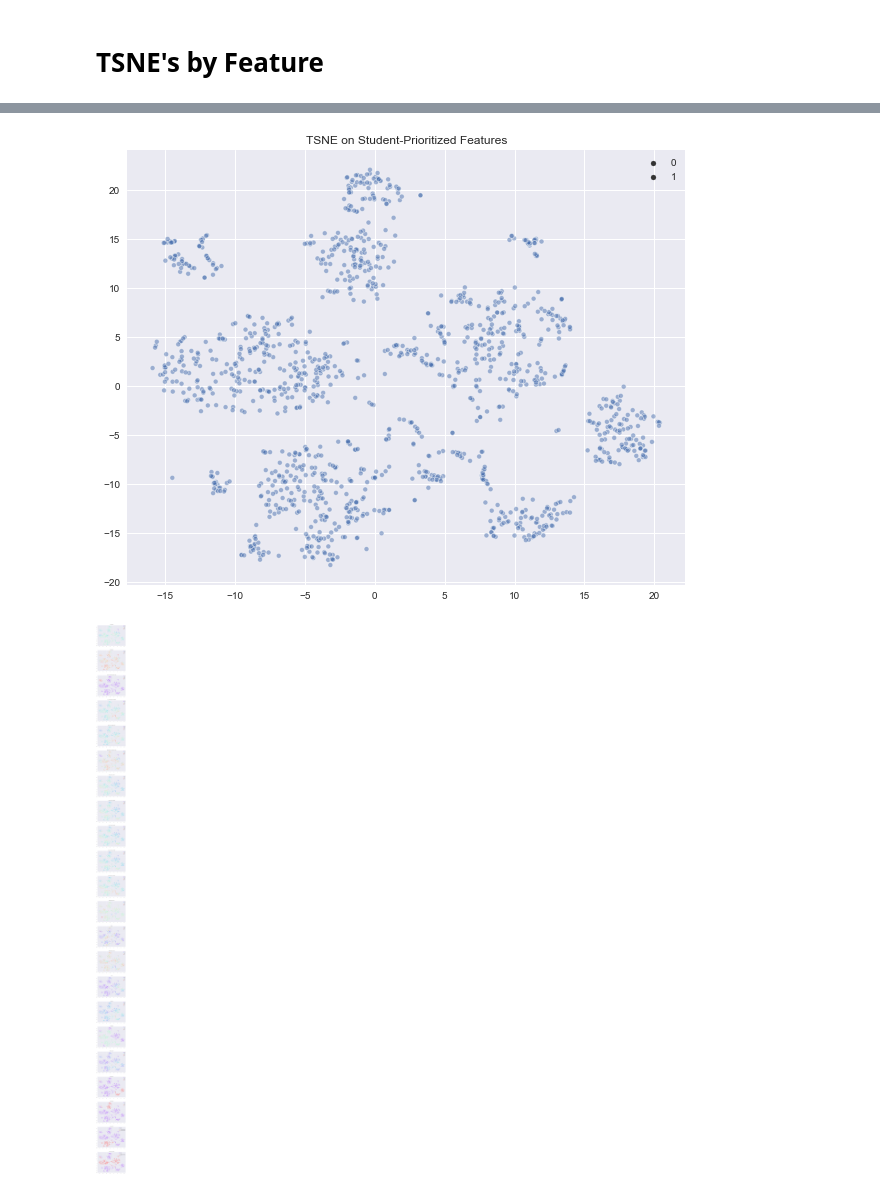
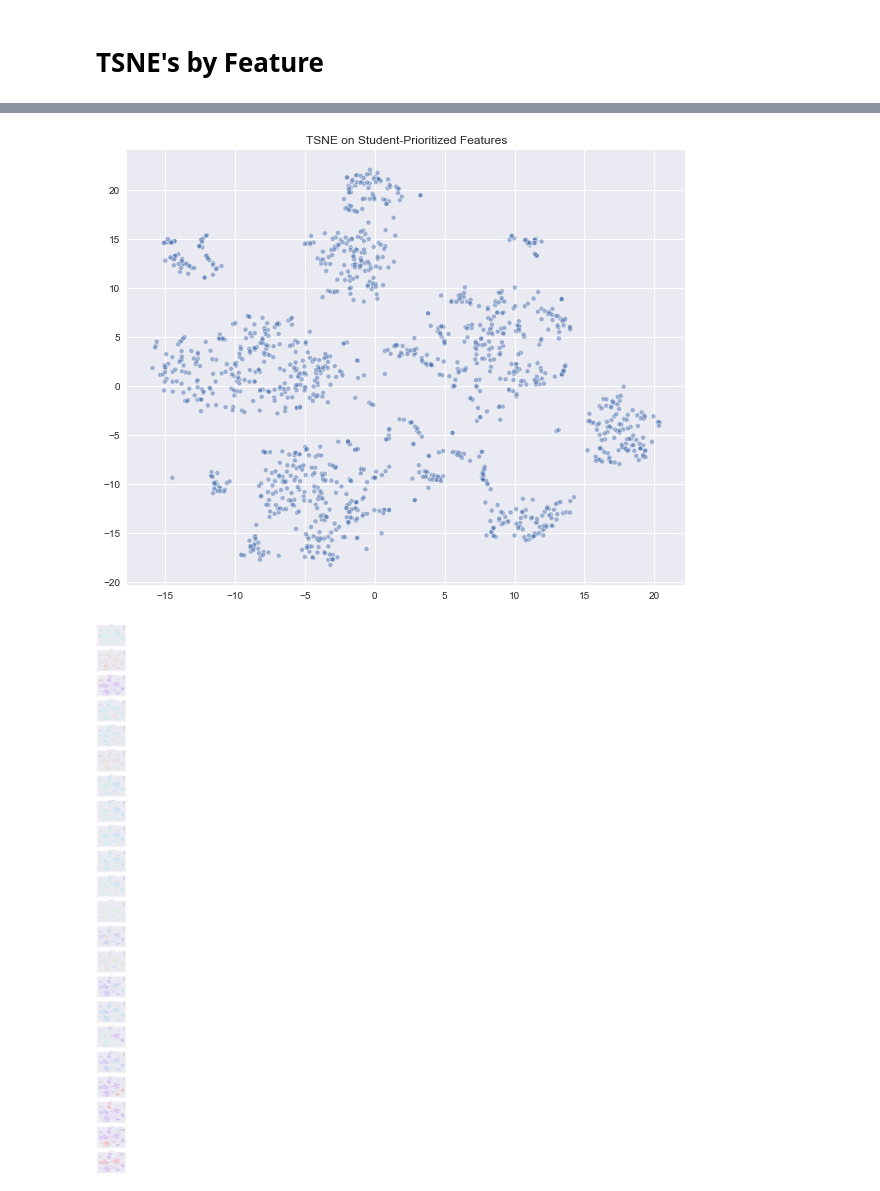
Before and after one commit to mayamadhavan/projects, a Jupyter notebook: project_kojak/2_recommender/cluster_specific_features.ipynb, the cells around one changed output, grey strips where cells are left out. Saved outputs shown, nothing was run; the diff lists cells and outputs as text; code cells hidden in the pictures.

```diff
--- a/project_kojak/2_recommender/cluster_specific_features.ipynb
+++ b/project_kojak/2_recommender/cluster_specific_features.ipynb
@@ -81,10 +81,10 @@ tsne_data=tsne.fit_transform(df_std)
 [t-SNE] Error after 300 iterations: 0.958952
 # %%
 plt.rcParams.update({'figure.figsize': (10, 8)})
-sns.scatterplot(tsne_data[:, 0], tsne_data[:, 1], size = 1, alpha = 0.5, palette='rainbow')
+sns.scatterplot(tsne_data[:, 0], tsne_data[:, 1], size = 1, alpha = 0.5, palette='rainbow', legend=False)
 plt.title('TSNE on Student-Prioritized Features');
 # %% [output]
-[figure, old version]
+[figure, new version]
 # %%
 plt.rcParams.update({'figure.figsize': (10, 200)})
 for i in range(len(df.columns)):
```
Also changed, not shown: parts of 1 cell of this notebook, 4 other files.
